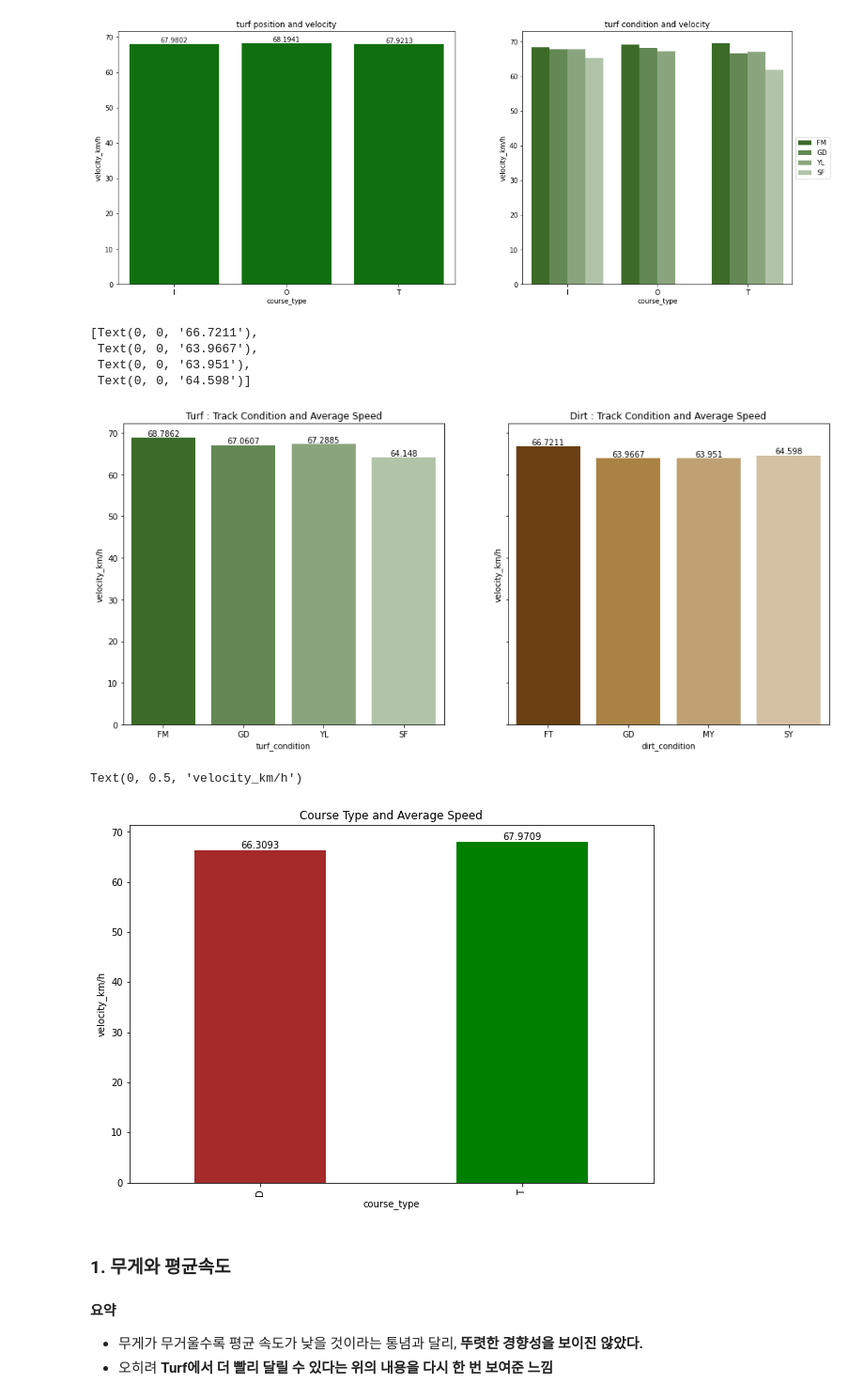
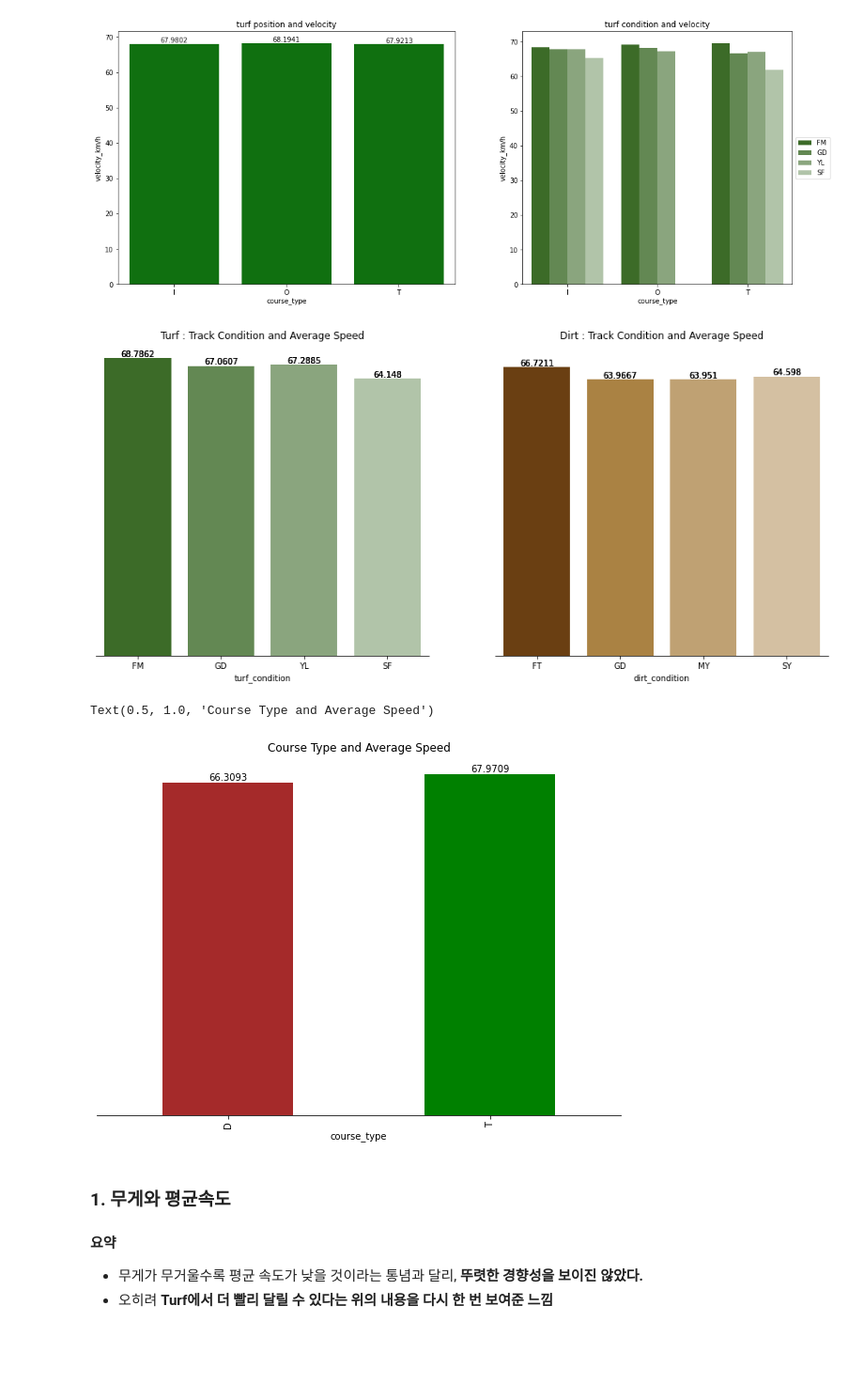
Before and after one commit to dowrave/Data_Analysis_Projects, a Jupyter notebook: 1-2022-derby-eda.ipynb, the cells around one changed output. Shown at 94% size. Cells and saved outputs as stored; diff of their text form; code cells hidden in the pictures; blank space fills up the shorter version.

```diff
--- a/1-2022-derby-eda.ipynb
+++ b/1-2022-derby-eda.ipynb
@@ -814,31 +814,36 @@ sns.barplot(data = turf,
             y = 'velocity_km/h',
             ax = ax[0])
 ax[0].set_title("Turf : Track Condition and Average Speed")
-ax[0].bar_label(ax[0].containers[0])
+
+
 sns.barplot(data = dirt,
            x = 'dirt_condition',
            y = 'velocity_km/h',
            palette = dirt_palette,
            ax = ax[1])
+ax[1].set_title("Dirt : Track Condition and Average Speed")
 
-ax[1].set_title("Dirt : Track Condition and Average Speed")
-ax[1].bar_label(ax[1].containers[0])
+for i in range(2):
+    for j in ['left', 'top', 'right']:
+        ax[i].bar_label(ax[i].containers[0])
+        ax[i].spines[j].set_visible(False)
+        ax[i].get_yaxis().set_visible(False)
 # %% [output]
-[Text(0, 0, '66.7211'),
- Text(0, 0, '63.9667'),
- Text(0, 0, '63.951'),
- Text(0, 0, '64.598')]
-[figure, old version]
+[figure, new version]
 # %%
 stakes.loc[stakes['course_type'].isin(['I', 'O']), 'course_type'] = 'T'
 plt.figure(figsize = (10, 7))
 stakes.groupby('course_type')['velocity_km/h'].mean().plot(kind = 'bar', color = ['brown', 'green'])
 plt.gca().bar_label(plt.gca().containers[0])
+for j in ['left', 'top', 'right']:
+    plt.gca().spines[j].set_visible(False)
+
+plt.yticks(ticks = [])
+
 plt.title("Course Type and Average Speed")
-plt.ylabel("velocity_km/h")
 # %% [output]
-Text(0, 0.5, 'velocity_km/h')
+Text(0.5, 1.0, 'Course Type and Average Speed')
-[figure, old version]
+[figure, new version]
 # %%
 stakes = stakes[['race_id', 'program_number', 'trakus_index', 'latitude', 'longitude', 'next_lat', 'next_lon',
                 'course_type', 'dirt_condition', 'turf_condition', 'run_up_distance', 'moved_km', 'velocity_km/h', 'elapsed_time']]
```
Also changed, not shown: parts of 17 cells of this notebook.
